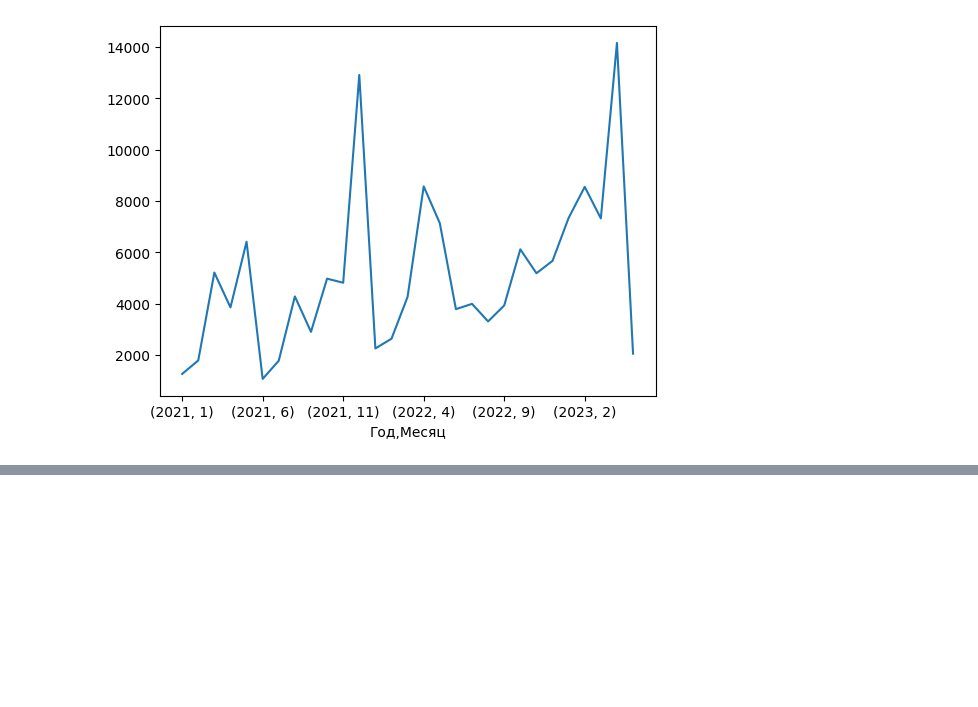
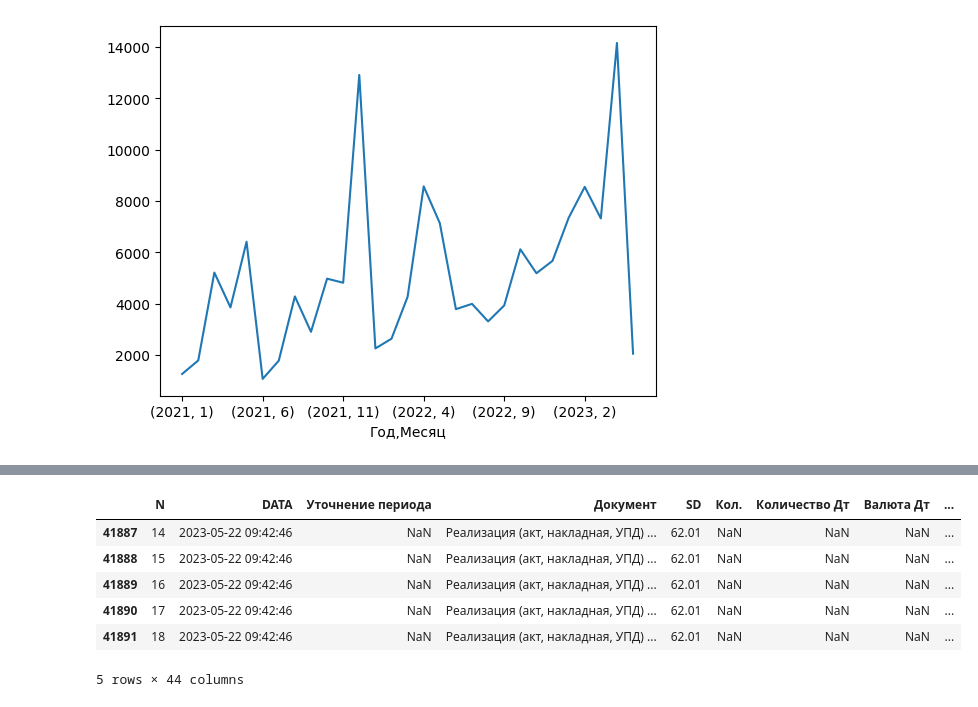
Before and after one commit to Smolenishev/streamlit-test_1-app, a Jupyter notebook: test_1.ipynb, the cells around one changed output, grey strips where cells are left out. Cells and saved outputs as stored; diff of their text form; code cells hidden in the pictures; blank space fills up the shorter version.

```diff
--- a/test_1.ipynb
+++ b/test_1.ipynb
@@ -140,0 +172,13 @@ tabl.plot(kind="line")
+# %%
+
+df90 = df[df['SK']=='90.01.1']
+
+df90.tail()
+# %% [output]
+|  | N | DATA | Уточнение периода | Документ | SD | Кол. | Количество Дт | Валюта Дт | ... |
+| 41887 | 14 | 2023-05-22 09:42:46 | NaN | Реализация (акт, накладная, УПД) ... | 62.01 | NaN | NaN | NaN | ... |
+| 41888 | 15 | 2023-05-22 09:42:46 | NaN | Реализация (акт, накладная, УПД) ... | 62.01 | NaN | NaN | NaN | ... |
+| 41889 | 16 | 2023-05-22 09:42:46 | NaN | Реализация (акт, накладная, УПД) ... | 62.01 | NaN | NaN | NaN | ... |
+| 41890 | 17 | 2023-05-22 09:42:46 | NaN | Реализация (акт, накладная, УПД) ... | 62.01 | NaN | NaN | NaN | ... |
+| 41891 | 18 | 2023-05-22 09:42:46 | NaN | Реализация (акт, накладная, УПД) ... | 62.01 | NaN | NaN | NaN | ... |
+5 rows × 44 columns
```
Also changed, not shown: parts of 8 cells of this notebook, 1 other file.
